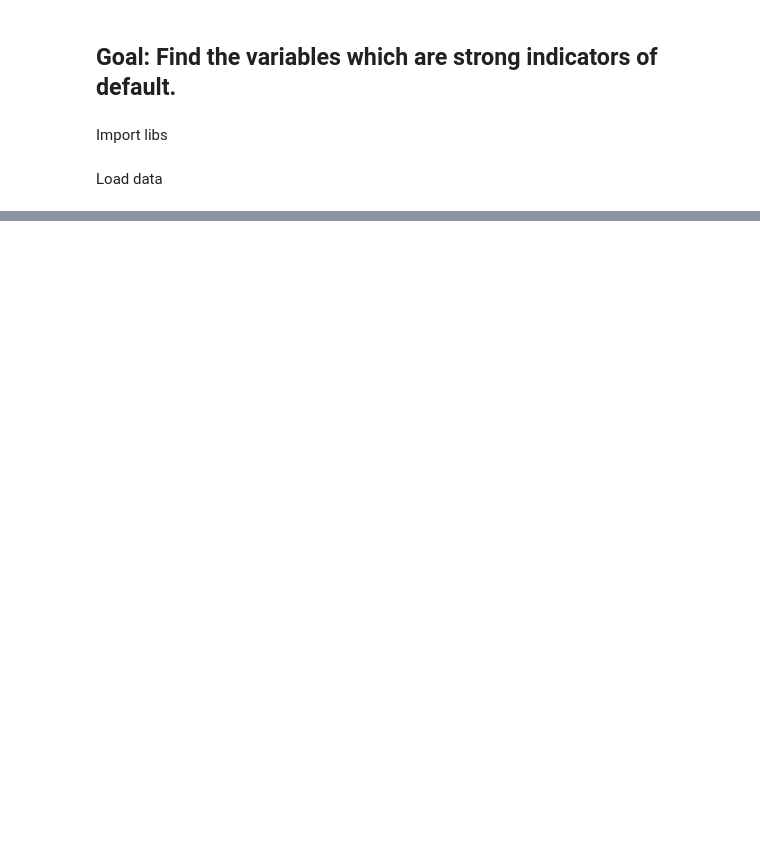
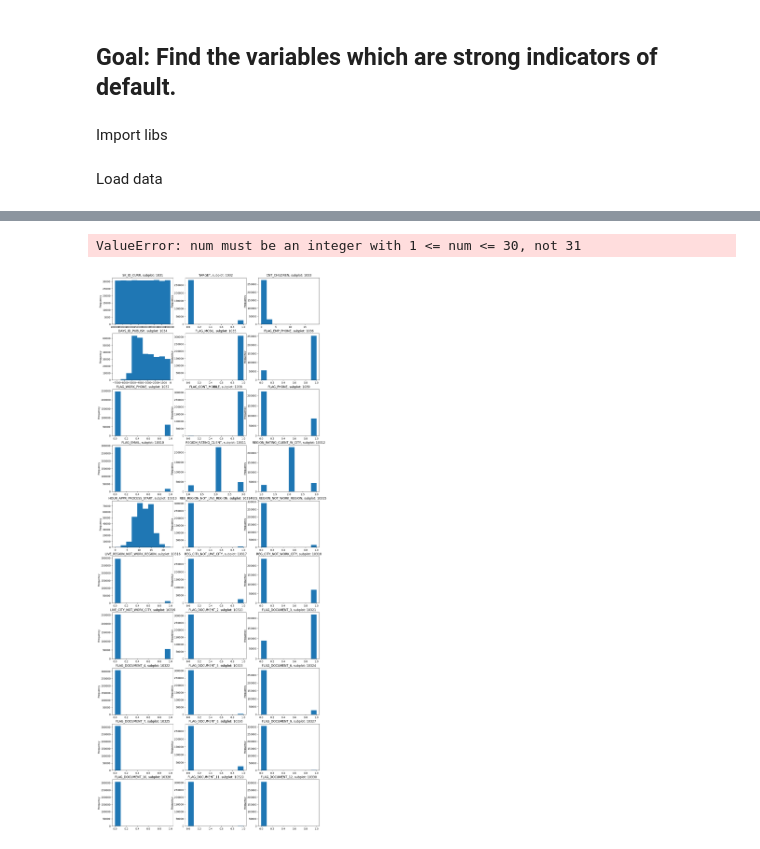
Before and after one commit to m1np3m/upgrad_eda_final, a Jupyter notebook: notebook_application.ipynb, the cells around one changed output, grey strips where cells are left out. Drawn from its saved outputs; the diff is of its cells as text; code cells hidden in the pictures; blank space fills up the shorter version.

```diff
--- a/notebook_application.ipynb
+++ b/notebook_application.ipynb
@@ -158,0 +126,21 @@ null_percentages
+# %%
+#  Float Data
+a = 10 # number of rows
+b = 3  # number of columns
+c = 1  # initialize plot counter
+
+fig = plt.figure(figsize=(15,40))
+
+for i in application_df.columns:
+    if application_df[i].dtypes=="int64" or application_df[i].dtypes=="int32" :
+        plt.subplot(a, b, c)
+        plt.title('{}, subplot: {}{}{}'.format(i, a, b, c))
+        plt.xlabel(i)
+        application_df[i].plot.hist()
+        c = c + 1
+
+fig.tight_layout()
+plt.show()
+# %% [output]
+ValueError: num must be an integer with 1 <= num <= 30, not 31
+[figure, added]
```
Also changed, not shown: parts of 39 cells of this notebook.
